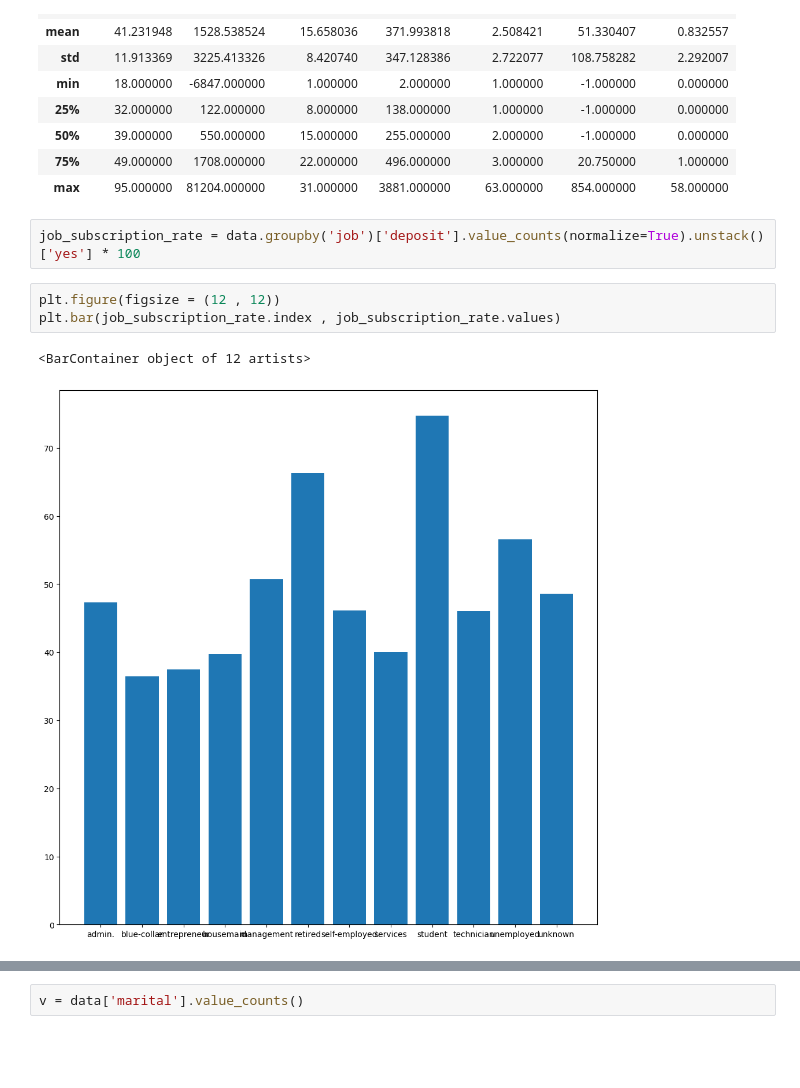
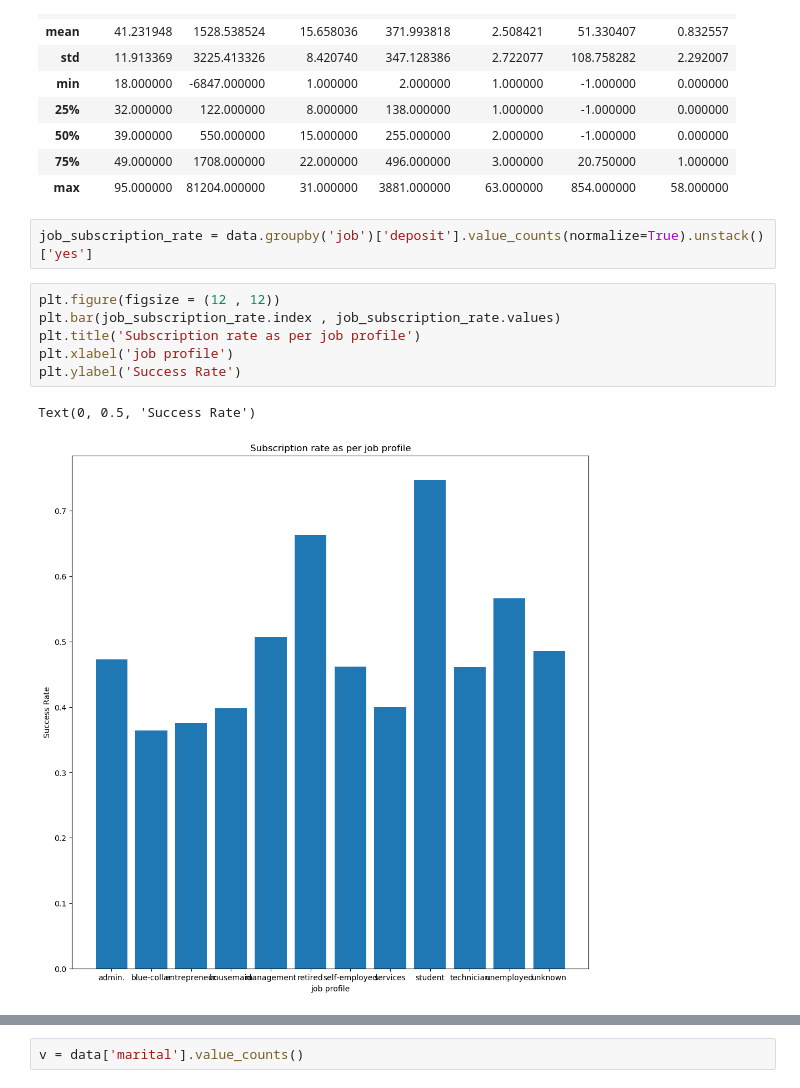
Before and after one commit to Harsh-D-2004/TE-IT-Practicals, a Jupyter notebook: DSBDA/Group B/Assignement_3.ipynb, the cells around one changed output, grey strips where cells are left out. Saved outputs shown, nothing was run; the diff lists cells and outputs as text; blank space fills up the shorter version.

```diff
--- a/DSBDA/Group B/Assignement_3.ipynb
+++ b/DSBDA/Group B/Assignement_3.ipynb
@@ -50,11 +71,14 @@ data.describe()
 | 75% | 49.000000 | 1708.000000 | 22.000000 | 496.000000 | 3.000000 | 20.750000 | 1.000000 |
 | max | 95.000000 | 81204.000000 | 31.000000 | 3881.000000 | 63.000000 | 854.000000 | 58.000000 |
 # %%
-job_subscription_rate = data.groupby('job')['deposit'].value_counts(normalize=True).unstack()['yes'] * 100
+job_subscription_rate = data.groupby('job')['deposit'].value_counts(normalize=True).unstack()['yes']
 # %%
 plt.figure(figsize = (12 , 12))
 plt.bar(job_subscription_rate.index , job_subscription_rate.values)
+plt.title('Subscription rate as per job profile')
+plt.xlabel('job profile')
+plt.ylabel('Success Rate')
 # %% [output]
-<BarContainer object of 12 artists>
+Text(0, 0.5, 'Success Rate')
-[figure, old version]
+[figure, new version]
 # %%
```
Also changed, not shown: parts of 22 cells of this notebook, 7 other files.
